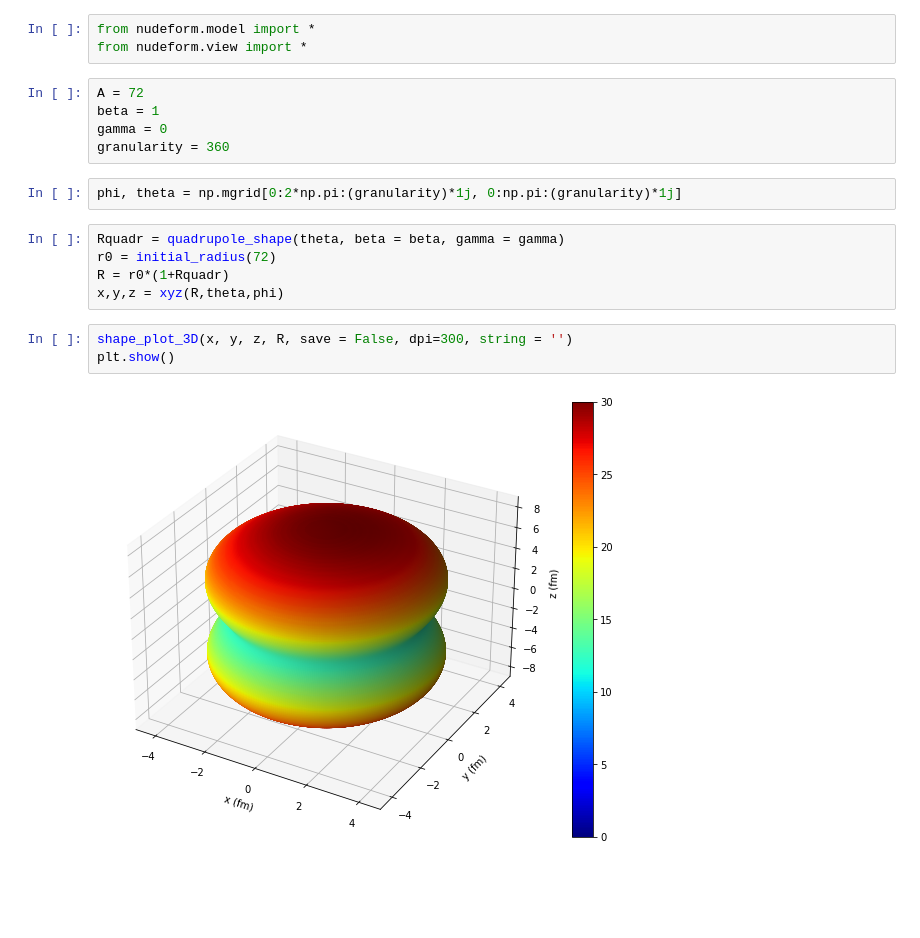
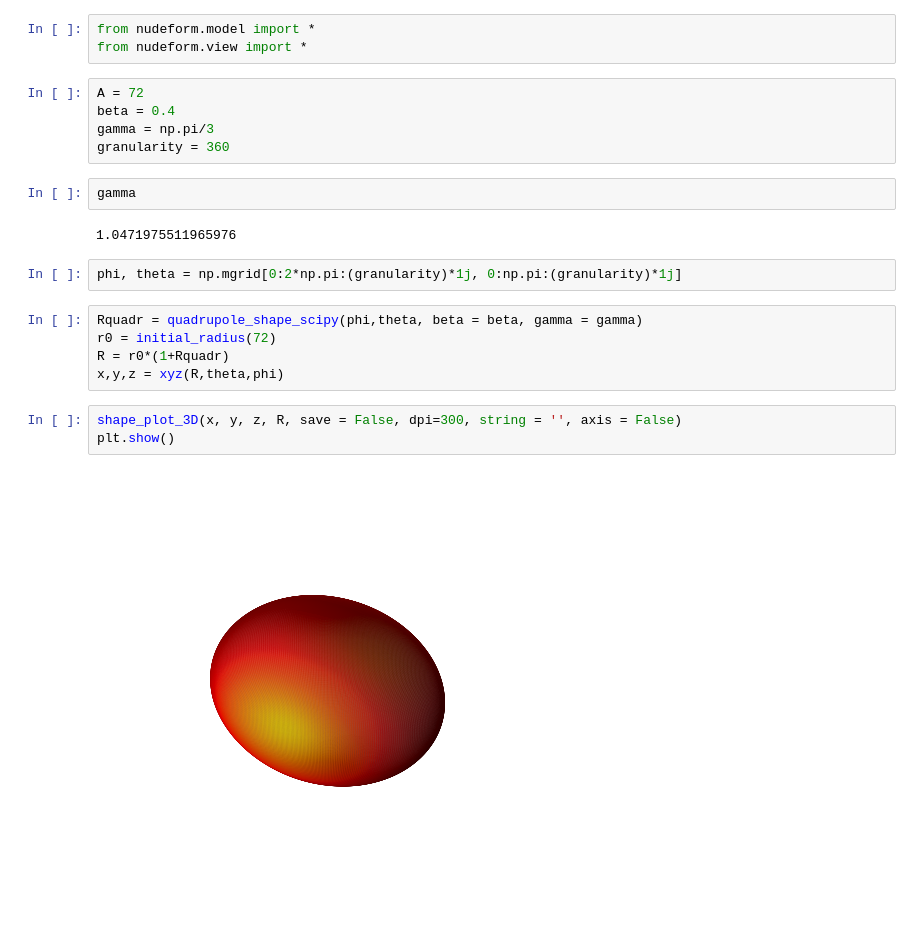
Before and after one commit to DFreireF/nudeform, a Jupyter notebook: notebooks/notebook.ipynb, the cells around one changed output. Drawn from its saved outputs; the diff is of its cells as text; blank space fills up the shorter version.

```diff
--- a/notebooks/notebook.ipynb
+++ b/notebooks/notebook.ipynb
@@ -6,21 +6,25 @@ from nudeform.model import *
 from nudeform.view import *
 # %%
 A = 72
-beta = 1
-gamma = 0
+beta = 0.4
+gamma = np.pi/3
 granularity = 360
+# %%
+gamma
+# %% [output]
+1.0471975511965976
 # %%
 phi, theta = np.mgrid[0:2*np.pi:(granularity)*1j, 0:np.pi:(granularity)*1j]
 # %%
-Rquadr = quadrupole_shape(theta, beta = beta, gamma = gamma)
+Rquadr = quadrupole_shape_scipy(phi,theta, beta = beta, gamma = gamma)
 r0 = initial_radius(72)
 R = r0*(1+Rquadr)
 x,y,z = xyz(R,theta,phi)
 # %%
-shape_plot_3D(x, y, z, R, save = False, dpi=300, string = '')
+shape_plot_3D(x, y, z, R, save = False, dpi=300, string = '', axis = False)
 plt.show()
 # %% [output]
-[figure, old version]
+[figure, new version]
 # %%
 r_initial = initial_radius(A) * np.ones((360,360))
 plot_radius_polar_coordinates(R, r_initial,phi, theta, save = False, dpi=300, string = '')
```
Also changed, not shown: parts of 24 cells of this notebook, 8 other files.
